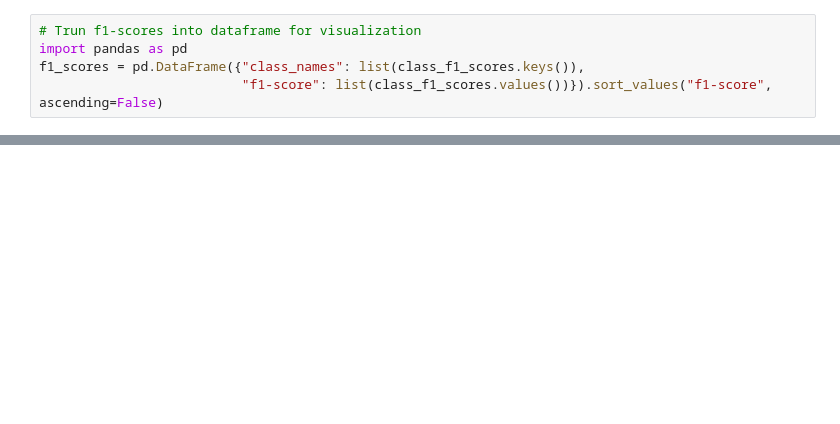
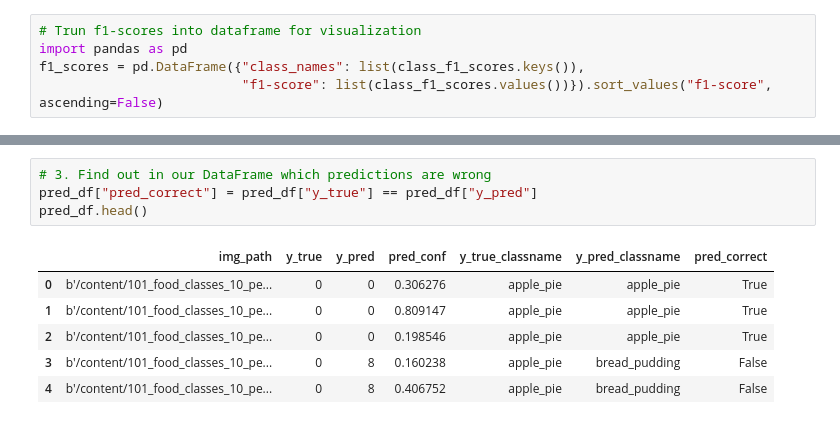
Before and after one commit to Adnan-edu/tensorflow-deep-learning, a Jupyter notebook: 06_transfer_learning_in_tensorflow_part_3_scaling_up.ipynb, the cells around one changed output, grey strips where cells are left out. Drawn from its saved outputs; the diff is of its cells as text; blank space fills up the shorter version.

```diff
--- a/06_transfer_learning_in_tensorflow_part_3_scaling_up.ipynb
+++ b/06_transfer_learning_in_tensorflow_part_3_scaling_up.ipynb
@@ -686,0 +722,11 @@ ax.invert_yaxis(); # reverse the order of our plot
+# %%
+# 3. Find out in our DataFrame which predictions are wrong
+pred_df["pred_correct"] = pred_df["y_true"] == pred_df["y_pred"]
+pred_df.head()
+# %% [output]
+|  | img_path | y_true | y_pred | pred_conf | y_true_classname | y_pred_classname | pred_correct |
+| 0 | b'/content/101_food_classes_10_pe... | 0 | 0 | 0.306276 | apple_pie | apple_pie | True |
+| 1 | b'/content/101_food_classes_10_pe... | 0 | 0 | 0.809147 | apple_pie | apple_pie | True |
+| 2 | b'/content/101_food_classes_10_pe... | 0 | 0 | 0.198546 | apple_pie | apple_pie | True |
+| 3 | b'/content/101_food_classes_10_pe... | 0 | 8 | 0.160238 | apple_pie | bread_pudding | False |
+| 4 | b'/content/101_food_classes_10_pe... | 0 | 8 | 0.406752 | apple_pie | bread_pudding | False |
```
Also changed, not shown: parts of 40 cells of this notebook.
